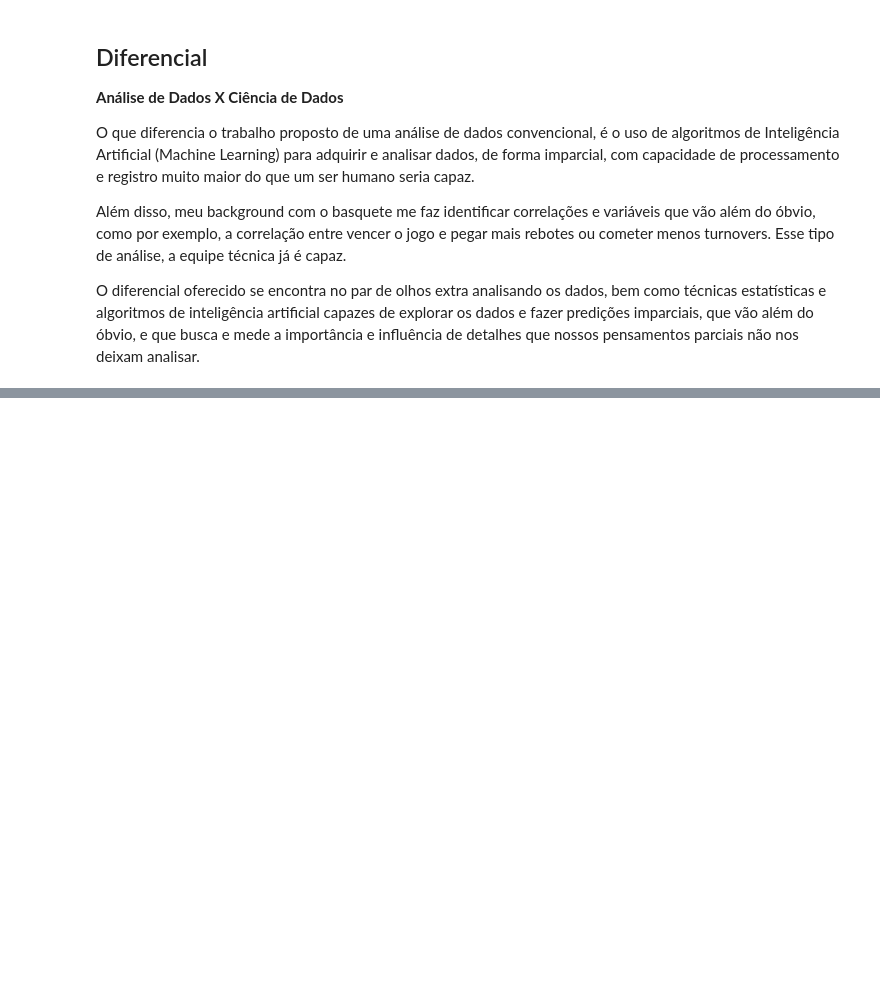
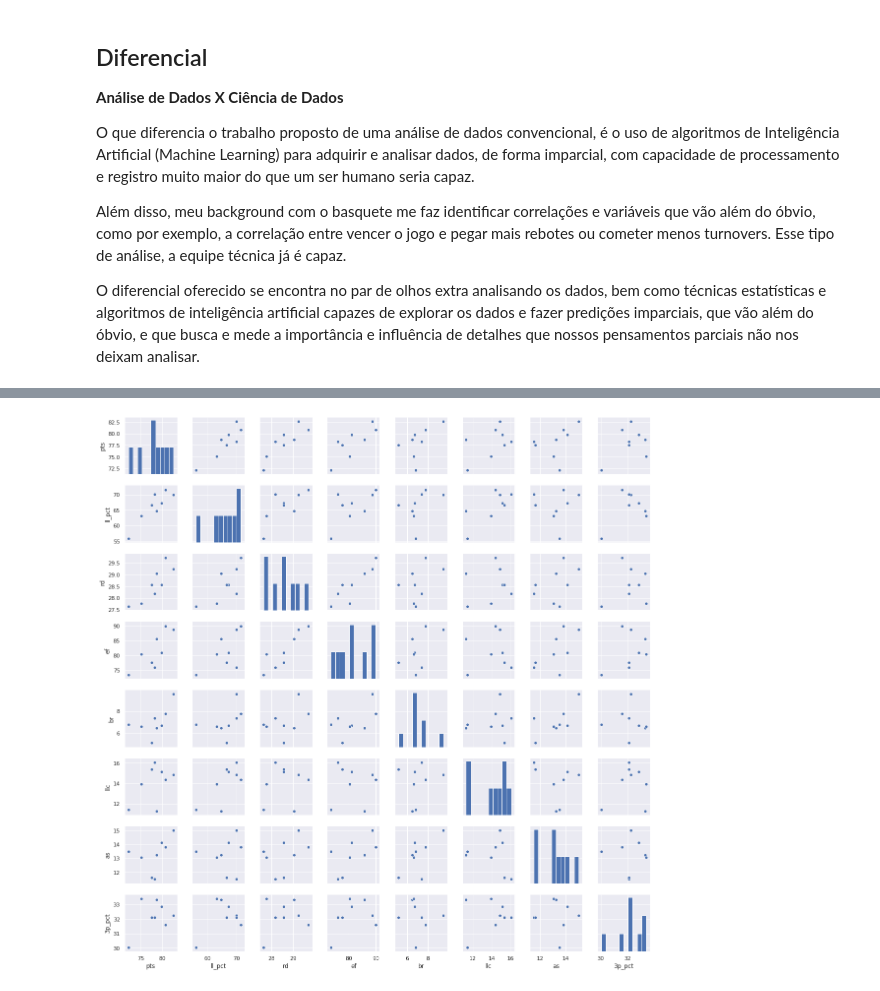
Before and after one commit to rafaelnduarte/Analise_De_Dados_Cerrado_Basquete, a Jupyter notebook: Análise_de_Dados_Cerrado_Basquete.ipynb, the cells around one changed output, grey strips where cells are left out. Cells and saved outputs as stored; diff of their text form; code cells hidden in the pictures; blank space fills up the shorter version.

```diff
--- a/Análise_de_Dados_Cerrado_Basquete.ipynb
+++ b/Análise_de_Dados_Cerrado_Basquete.ipynb
@@ -124,0 +217,8 @@ df_t2.head(7)
+# %%
+# scatterplot for main variables vs SalePrice
+sns.set()
+cols = ['pts', 'll_pct', 'rd', 'ef', 'br', 'llc','as', '3p_pct'];
+sns.pairplot(df_ouro[cols], height = 2);
+plt.show();
+# %% [output]
+[figure, added]
```
Also changed, not shown: parts of 42 cells of this notebook.
